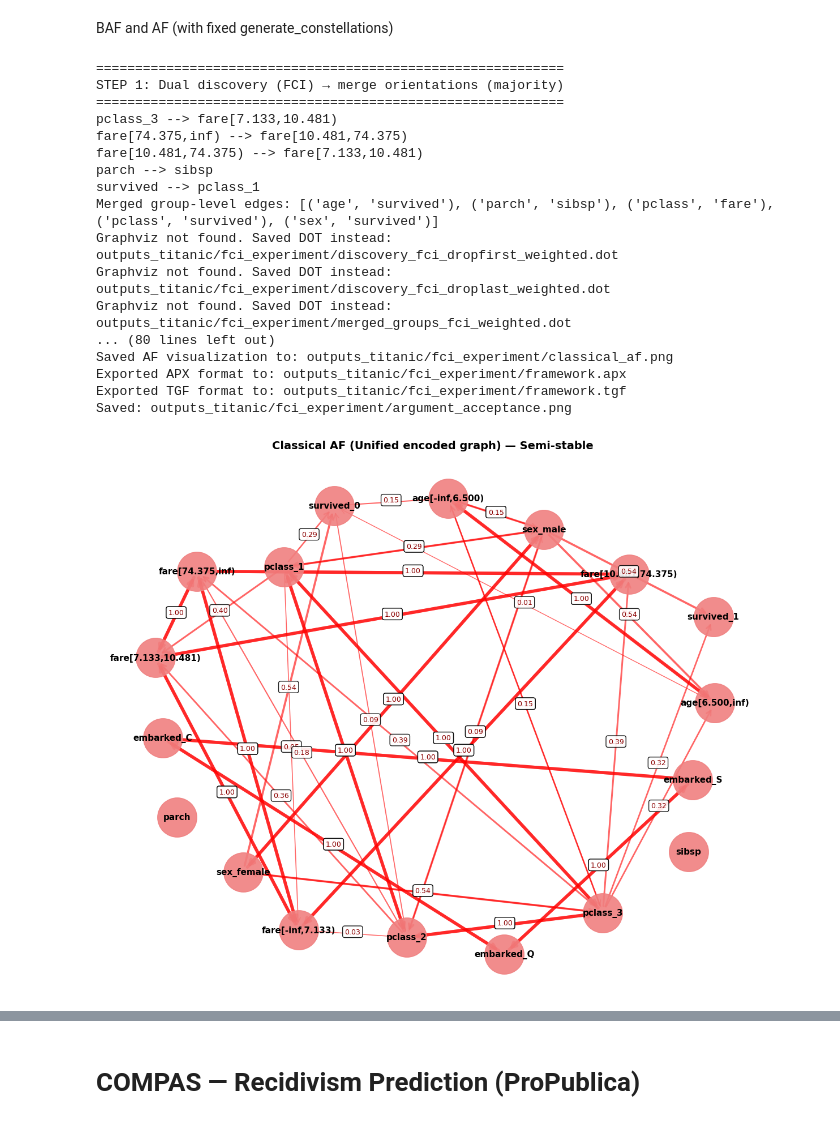
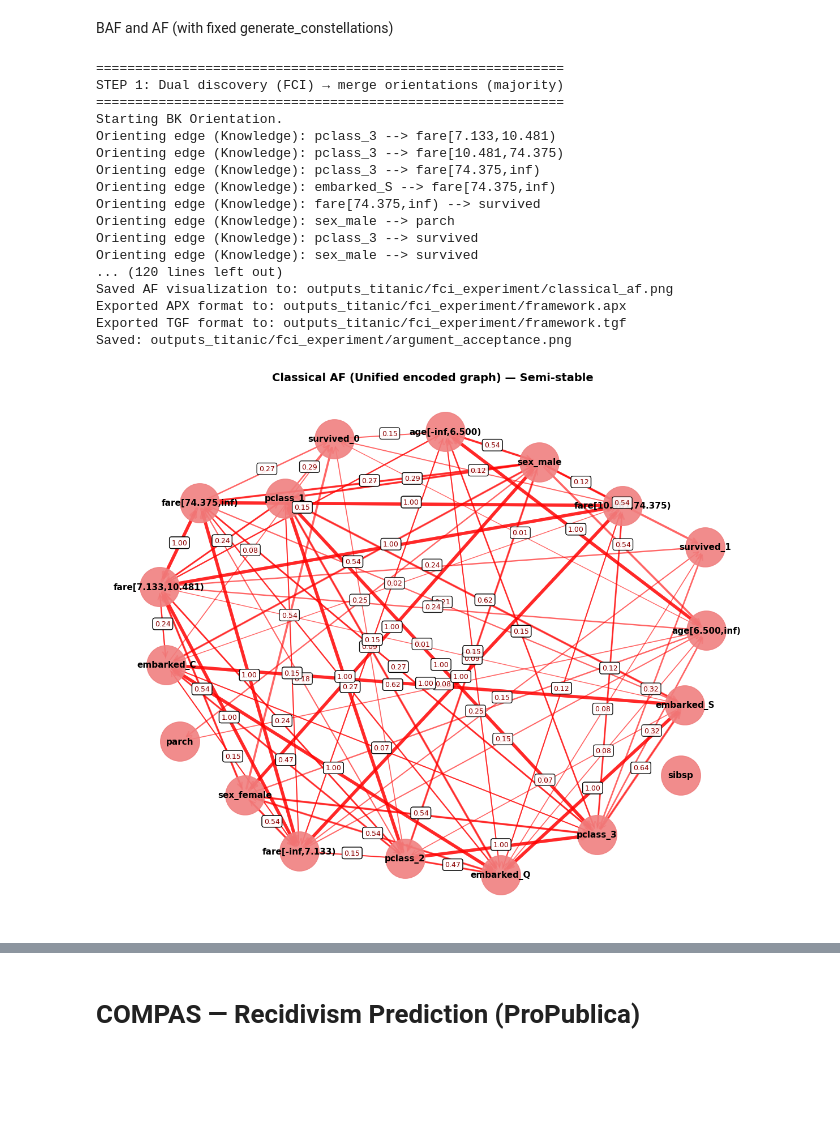
Before and after one commit to AKANEMO22/MedTCAX-Causal-Argumentative-Explainability, a Jupyter notebook: causal_argumentation-main/causal_arg_with_tier.ipynb, the cells around one changed output, grey strips where cells are left out. Cells and saved outputs as stored; diff of their text form; code cells hidden in the pictures; blank space fills up the shorter version.

```diff
--- a/causal_argumentation-main/causal_arg_with_tier.ipynb
+++ b/causal_argumentation-main/causal_arg_with_tier.ipynb
@@ -1003,6 +1074,12 @@ entropy_binning_config = {
     "min_gain": 0.005,
     "min_bin_size": 25
 }
+# Edit tiers to match your causal assumptions.
+tier_groups = {
+    1: ['age', 'sex', 'pclass', 'embarked'],
+    2: ['fare', 'sibsp', 'parch'],
+    3: ['survived']
+}
 algo = "fci"    # or "pc"
 alpha = 0.01
 
@@ -1019,19 +1096,20 @@ merged_res, merged_group_edges, dfU, enc_groups_full, run1, run2 = run_dual_and_
     algo=algo,
     alpha=alpha,
     merge_rule="majority",
-    unified_dummy_noise=0.0
-)
+    unified_dummy_noise=0.0,
+    tier_groups=tier_groups
+ )
 print(f"Merged group-level edges: {sorted(list(merged_group_edges))}")
 
 # ---- exports ----
 export_causallearn_graph_with_corr(
     run1,
     f"{OUTPUT_DIR}/discovery_{algo}_dropfirst_weighted.png"
-)
+ )
 export_causallearn_graph_with_corr(
     run2,
     f"{OUTPUT_DIR}/discovery_{algo}_droplast_weighted.png"
-)
+ )
 
 # merged group graph
 export_group_graph_with_corr(
@@ -1040,14 +1118,14 @@ export_group_graph_with_corr(
     enc_groups_full,
     f"{OUTPUT_DIR}/merged_groups_{algo}_weighted.png",
     title="Merged Group Directions (corr = strongest pair)"
-)
+ )
 
 # unified encoded graph
 export_unified_graph_with_corr(
     merged_res,
     f"{OUTPUT_DIR}/final_unified_{algo}_weighted.png",
     title="Final Unified Encoded Graph (with correlations)"
-)
+ )
 
 print("\n" + "=" * 60)
 print("STEP 2: BAF on unified encoded graph (ALL dummies & bins)")
@@ -1068,7 +1146,7 @@ af = baf.to_classical_af(
     enforce_exclusivity=True,
     exclusivity_skip=('survived',),
     exclusivity_weight=1.0
-)
+ )
 af.print_summary()
 
 print("\n" + "=" * 60)
@@ -1086,7 +1164,7 @@ extension_probs = af.compute_extensions_probability(
     exactly_one=False,
     enforce_group_exclusivity=True,
     encoding_groups=enc_for_semantics
-)
+ )
 
 print("\n" + "=" * 60)
 print("STEP 6: Argument acceptance")
@@ -1097,42 +1175,42 @@ print("\n" + "=" * 60)
 print("STEP 7: Visualize & export")
 print("=" * 60)
 af.visualize(
     title="Classical AF (Unified encoded graph) — Semi-stable",
     output_file=f"{OUTPUT_DIR}/classical_af.png"
-)
+ )
 af.to_apx_format(f"{OUTPUT_DIR}/framework.apx")
 af.to_tgf_format(f"{OUTPUT_DIR}/framework.tgf")
 
 # acceptance bar chart
 plt.figure(figsize=(12, 6))
 args_sorted = sorted(arg_acceptance.items(), key=lambda x: -x[1])
 args_names = [a for a, _ in args_sorted]
 args_probs = [p for _, p in args_sorted]
 plt.barh(args_names, args_probs, alpha=0.7)
 plt.xlabel('Acceptance Probability', fontsize=12)
 plt.ylabel('Arguments', fontsize=12)
 plt.title('Argument Acceptance Probabilities (Semi-stable)', fontsize=14, fontweight='bold')
 plt.xlim(0, 1)
 plt.grid(axis='x', alpha=0.3)
 plt.tight_layout()
 plt.savefig(f"{OUTPUT_DIR}/argument_acceptance.png", dpi=150, bbox_inches='tight')
 print(f"Saved: {OUTPUT_DIR}/argument_acceptance.png")
 # %% [output]
 ============================================================
 STEP 1: Dual discovery (FCI) → merge orientations (majority)
 ============================================================
-pclass_3 --> fare[7.133,10.481)
-fare[74.375,inf) --> fare[10.481,74.375)
-fare[10.481,74.375) --> fare[7.133,10.481)
-parch --> sibsp
-survived --> pclass_1
-Merged group-level edges: [('age', 'survived'), ('parch', 'sibsp'), ('pclass', 'fare'), ('pclass', 'survived'), ('sex', 'survived')]
-Graphviz not found. Saved DOT instead: outputs_titanic/fci_experiment/discovery_fci_dropfirst_weighted.dot
-Graphviz not found. Saved DOT instead: outputs_titanic/fci_experiment/discovery_fci_droplast_weighted.dot
-Graphviz not found. Saved DOT instead: outputs_titanic/fci_experiment/merged_groups_fci_weighted.dot
-... (80 lines left out)
+Starting BK Orientation.
+Orienting edge (Knowledge): pclass_3 --> fare[7.133,10.481)
+Orienting edge (Knowledge): pclass_3 --> fare[10.481,74.375)
+Orienting edge (Knowledge): pclass_3 --> fare[74.375,inf)
+Orienting edge (Knowledge): embarked_S --> fare[74.375,inf)
+Orienting edge (Knowledge): fare[74.375,inf) --> survived
+Orienting edge (Knowledge): sex_male --> parch
+Orienting edge (Knowledge): pclass_3 --> survived
+Orienting edge (Knowledge): sex_male --> survived
+... (120 lines left out)
 Saved AF visualization to: outputs_titanic/fci_experiment/classical_af.png
 Exported APX format to: outputs_titanic/fci_experiment/framework.apx
 Exported TGF format to: outputs_titanic/fci_experiment/framework.tgf
 Saved: outputs_titanic/fci_experiment/argument_acceptance.png
-[figure, old version]
+[figure, new version]
```
Also changed, not shown: parts of 10 cells of this notebook, 28 other files.
